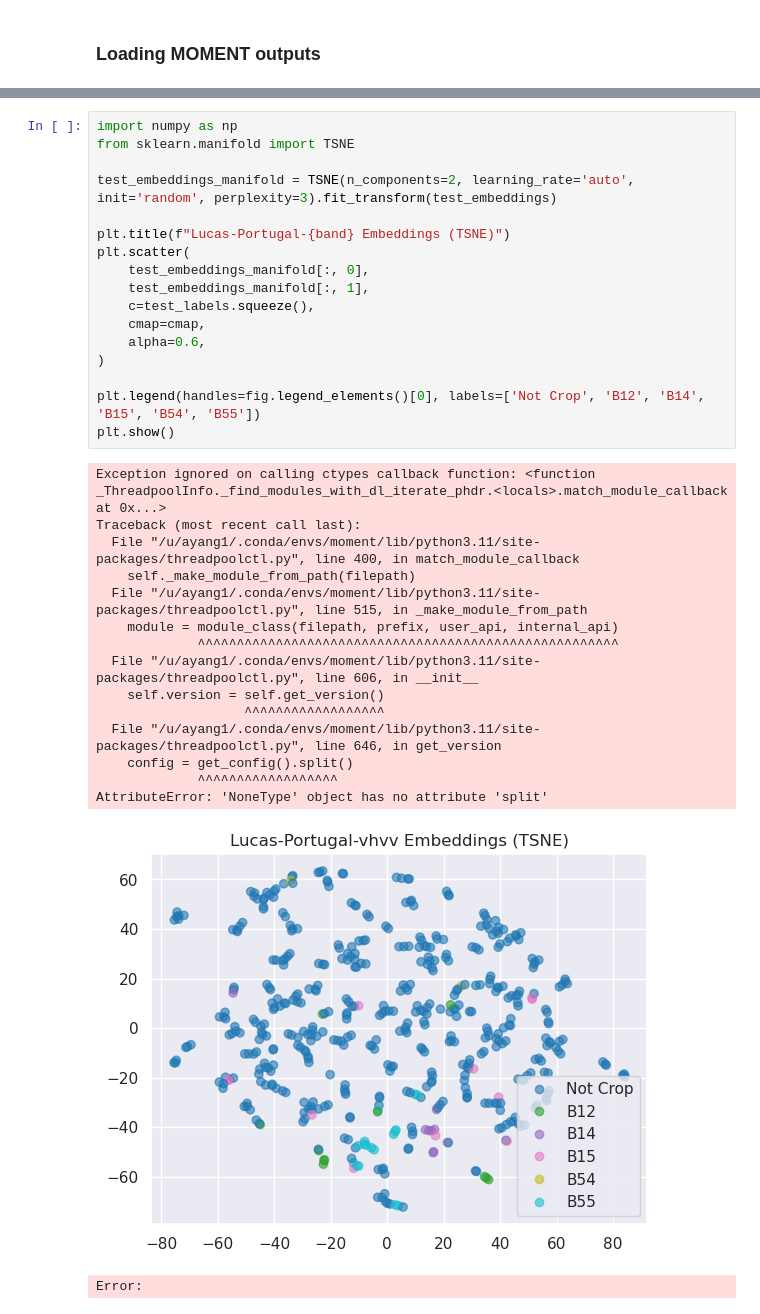
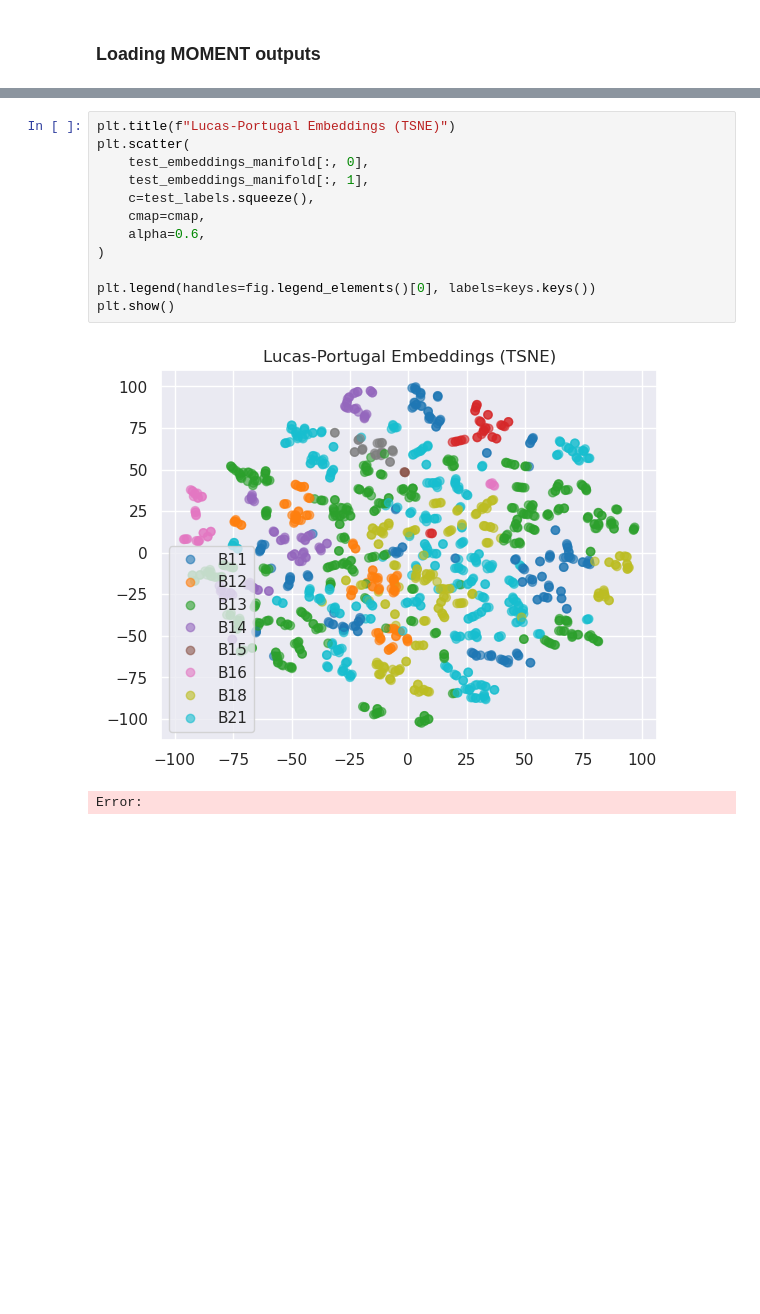
Before and after one commit to adamy03/CropTS, a Jupyter notebook: notebooks/embedding _visualization.ipynb, the cells around one changed output, grey strips where cells are left out. Cells and saved outputs as stored; diff of their text form; blank space fills up the shorter version.

```diff
--- a/notebooks/embedding _visualization.ipynb
+++ b/notebooks/embedding _visualization.ipynb
@@ -107,34 +173,15 @@ plt.show()
 # %%
-import numpy as np
-from sklearn.manifold import TSNE
-
-test_embeddings_manifold = TSNE(n_components=2, learning_rate='auto', init='random', perplexity=3).fit_transform(test_embeddings)
-
-plt.title(f"Lucas-Portugal-{band} Embeddings (TSNE)")
+plt.title(f"Lucas-Portugal Embeddings (TSNE)")
 plt.scatter(
     test_embeddings_manifold[:, 0],
     test_embeddings_manifold[:, 1],
     c=test_labels.squeeze(),
     cmap=cmap,
     alpha=0.6,
 )
 
-plt.legend(handles=fig.legend_elements()[0], labels=['Not Crop', 'B12', 'B14', 'B15', 'B54', 'B55'])
+plt.legend(handles=fig.legend_elements()[0], labels=keys.keys())
 plt.show()
 # %% [output]
+[figure, new version]
-Exception ignored on calling ctypes callback function: <function _ThreadpoolInfo._find_modules_with_dl_iterate_phdr.<locals>.match_module_callback at 0x...>
-Traceback (most recent call last):
-  File "/u/ayang1/.conda/envs/moment/lib/python3.11/site-packages/threadpoolctl.py", line 400, in match_module_callback
-    self._make_module_from_path(filepath)
-  File "/u/ayang1/.conda/envs/moment/lib/python3.11/site-packages/threadpoolctl.py", line 515, in _make_module_from_path
-    module = module_class(filepath, prefix, user_api, internal_api)
-             ^^^^^^^^^^^^^^^^^^^^^^^^^^^^^^^^^^^^^^^^^^^^^^^^^^^^^^
-  File "/u/ayang1/.conda/envs/moment/lib/python3.11/site-packages/threadpoolctl.py", line 606, in __init__
-    self.version = self.get_version()
-                   ^^^^^^^^^^^^^^^^^^
-  File "/u/ayang1/.conda/envs/moment/lib/python3.11/site-packages/threadpoolctl.py", line 646, in get_version
-    config = get_config().split()
-             ^^^^^^^^^^^^^^^^^^
-AttributeError: 'NoneType' object has no attribute 'split'
+Error:
-[figure, old version]
-Error:
```
Also changed, not shown: parts of 14 cells of this notebook, 4 other files.
